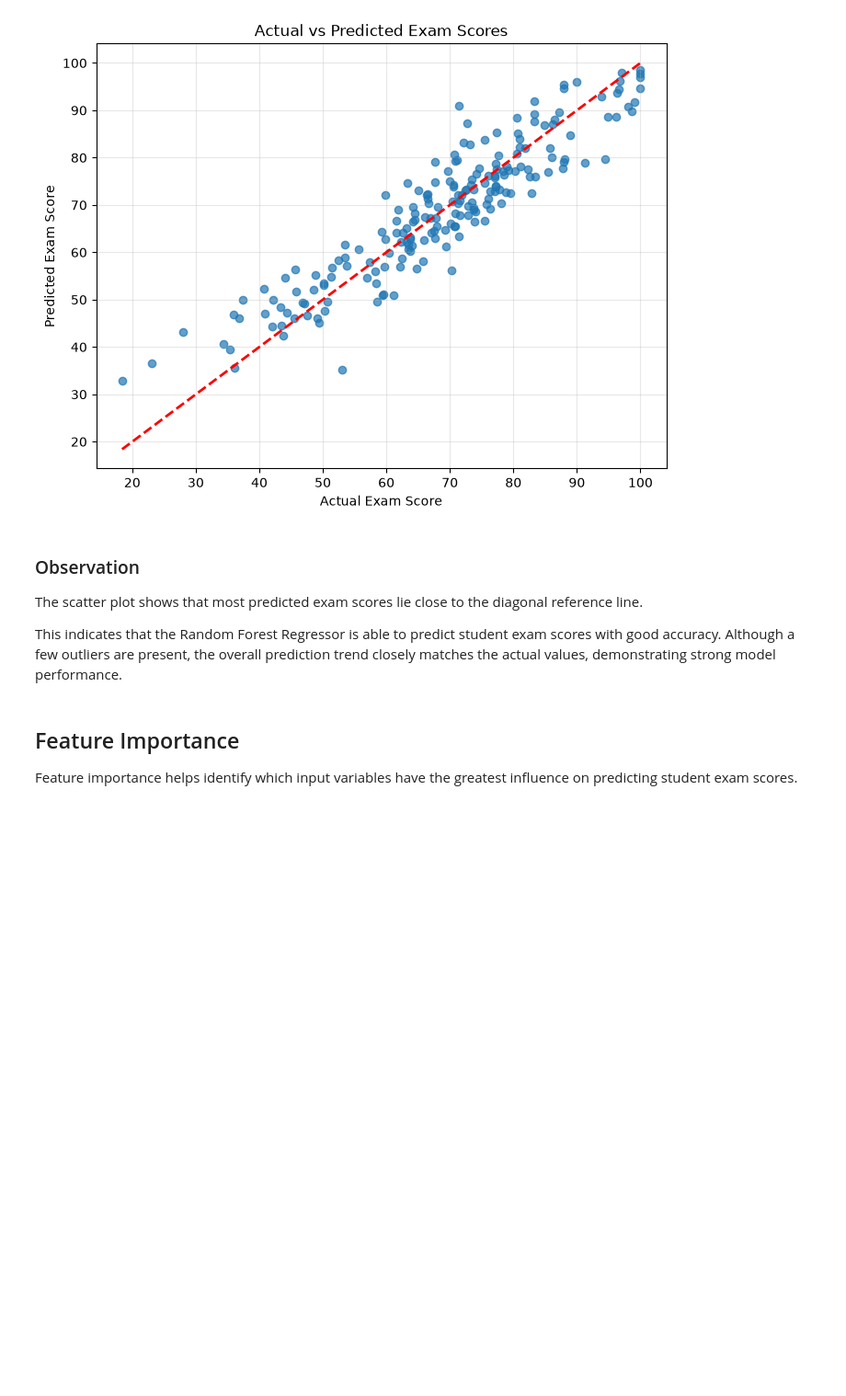
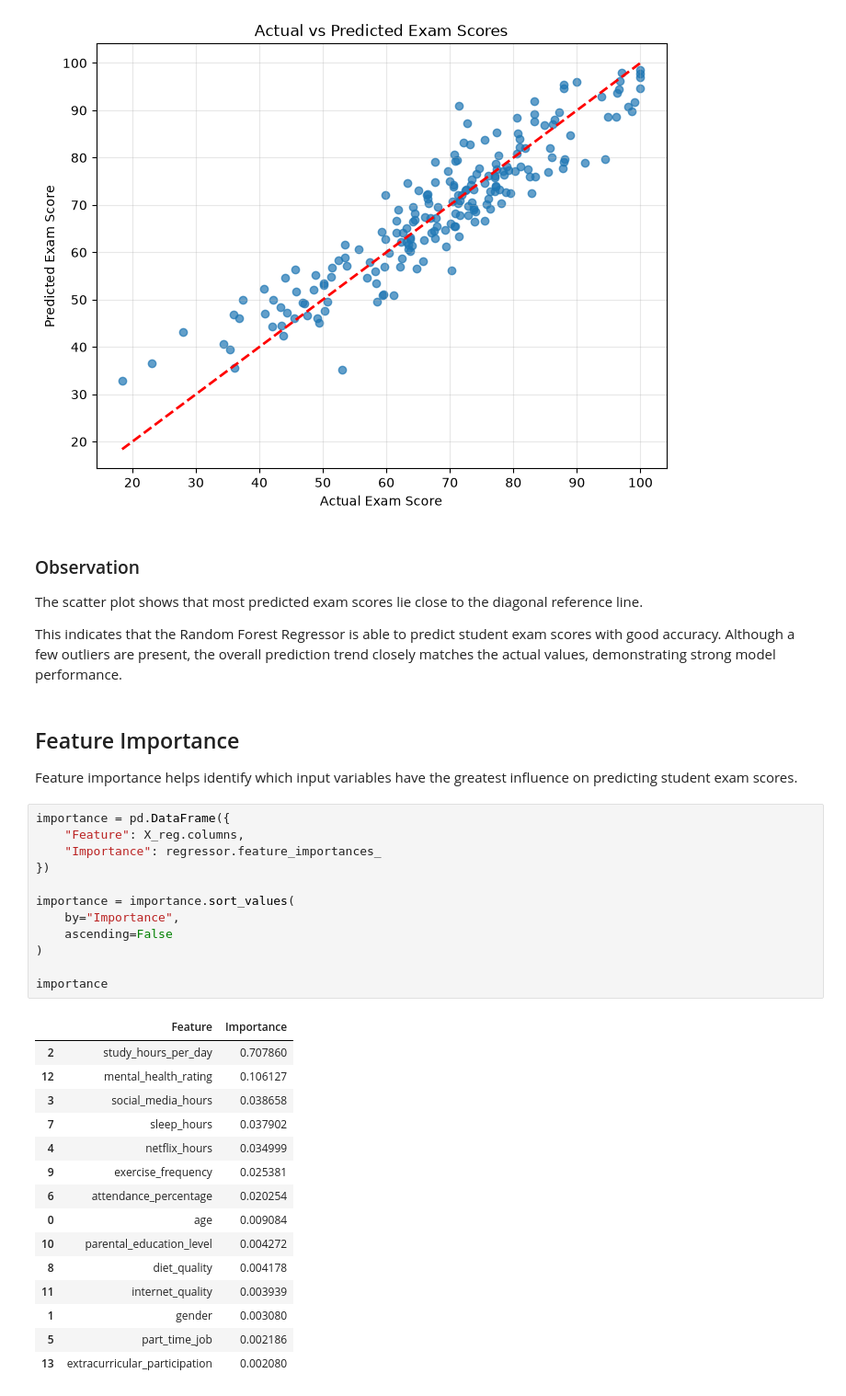
Before and after one commit to heydhwani/Smart_Study_Performance_Predictor, a Jupyter notebook: notebooks/Smart_Study_Performance.ipynb, the cells around one changed output. Shown at 92% size. Saved outputs shown, nothing was run; the diff lists cells and outputs as text; blank space fills up the shorter version.

```diff
--- a/notebooks/Smart_Study_Performance.ipynb
+++ b/notebooks/Smart_Study_Performance.ipynb
@@ -331,3 +331,31 @@ This indicates that the Random Forest Regressor is able to predict student exam
 ## Feature Importance
 
 Feature importance helps identify which input variables have the greatest influence on predicting student exam scores.
+# %%
+importance = pd.DataFrame({
+    "Feature": X_reg.columns,
+    "Importance": regressor.feature_importances_
+})
+
+importance = importance.sort_values(
+    by="Importance",
+    ascending=False
+)
+
+importance
+# %% [output]
+|  | Feature | Importance |
+| 2 | study_hours_per_day | 0.707860 |
+| 12 | mental_health_rating | 0.106127 |
+| 3 | social_media_hours | 0.038658 |
+| 7 | sleep_hours | 0.037902 |
+| 4 | netflix_hours | 0.034999 |
+| 9 | exercise_frequency | 0.025381 |
+| 6 | attendance_percentage | 0.020254 |
+| 0 | age | 0.009084 |
+| 10 | parental_education_level | 0.004272 |
+| 8 | diet_quality | 0.004178 |
+| 11 | internet_quality | 0.003939 |
+| 1 | gender | 0.003080 |
+| 5 | part_time_job | 0.002186 |
+| 13 | extracurricular_participation | 0.002080 |
```
Also changed, not shown: parts of 3 cells of this notebook.
